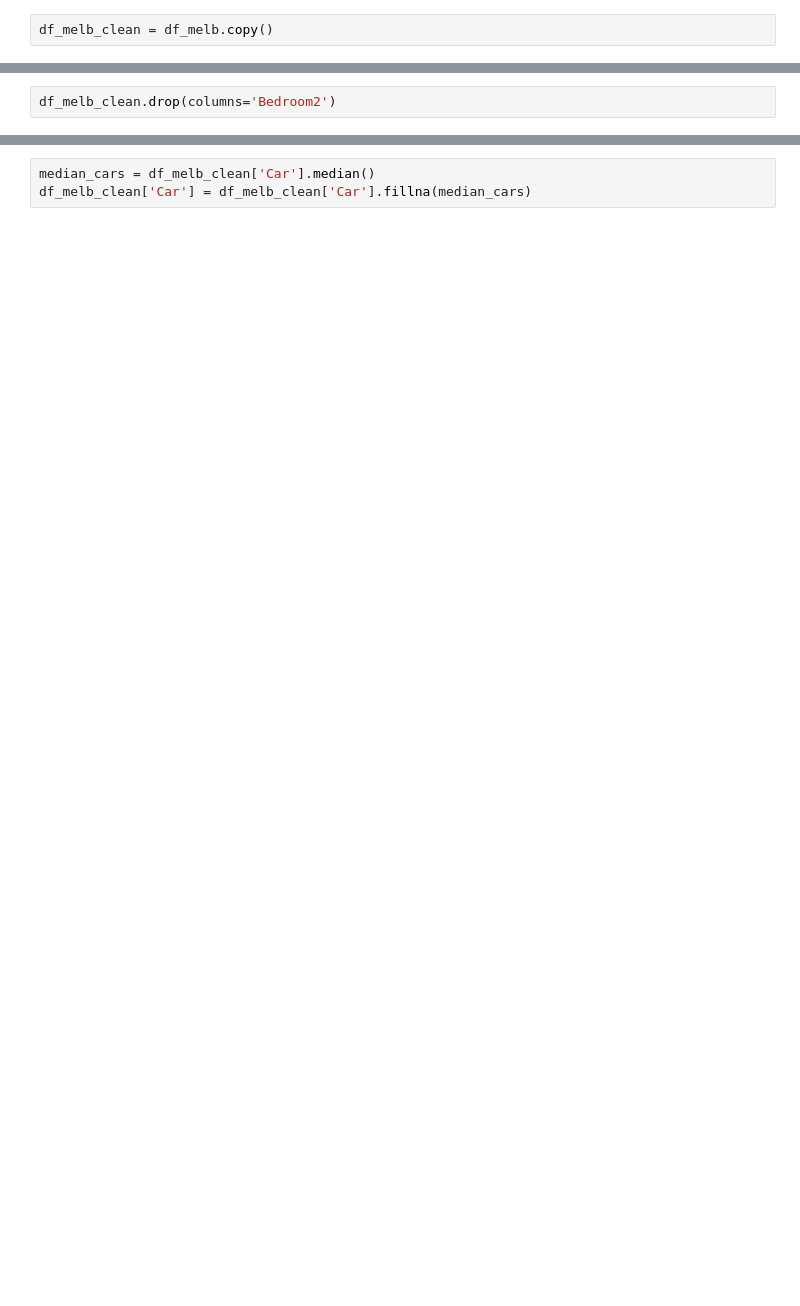
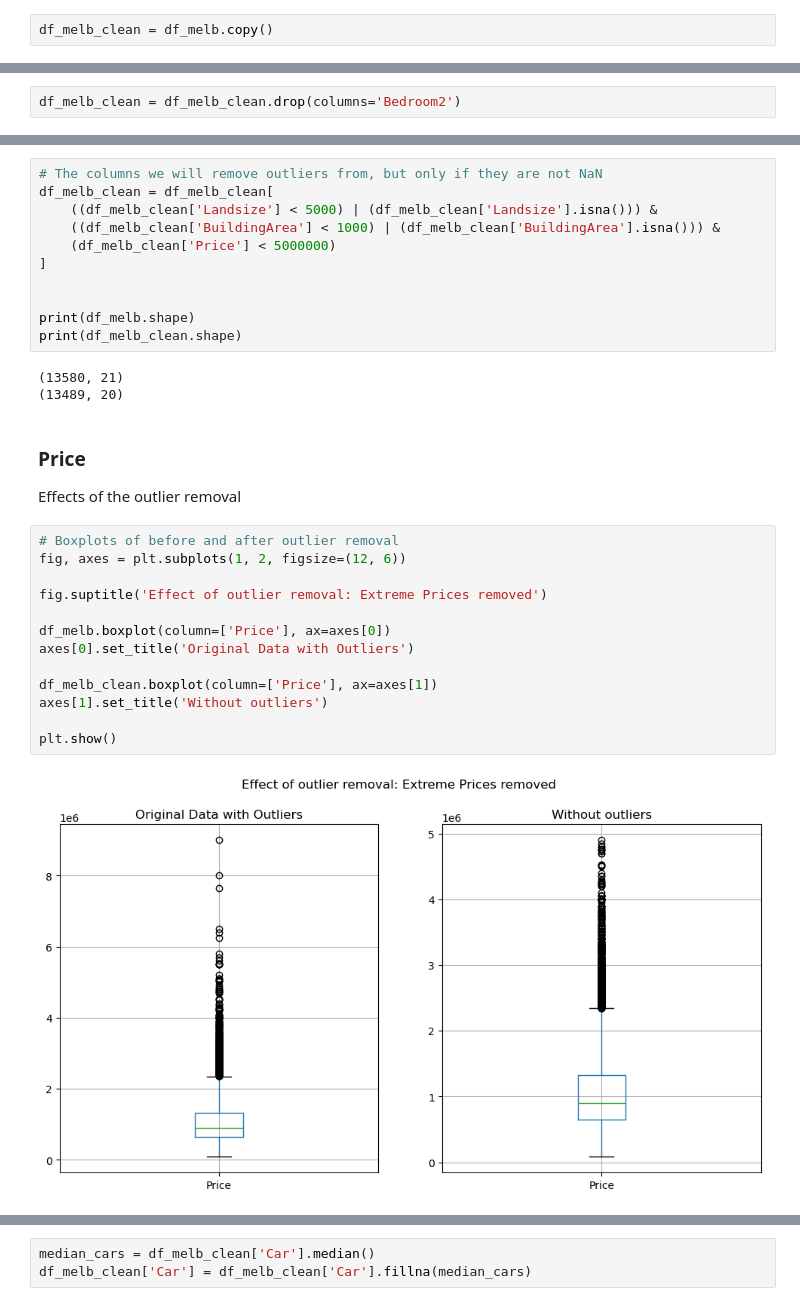
Before and after one commit to DavidK97/MelbourneHousingAnalysis, a Jupyter notebook: MelbournHousingAnalysis.ipynb, the cells around one changed output, grey strips where cells are left out. Drawn from its saved outputs; the diff is of its cells as text; blank space fills up the shorter version.

```diff
--- a/MelbournHousingAnalysis.ipynb
+++ b/MelbournHousingAnalysis.ipynb
@@ -200,2 +202,2 @@ df_melb_clean = df_melb.copy()
 # %%
-df_melb_clean.drop(columns='Bedroom2')
+df_melb_clean = df_melb_clean.drop(columns='Bedroom2')
@@ -217,0 +207,32 @@ df_melb_clean.drop(columns='Bedroom2')
+# %%
+# The columns we will remove outliers from, but only if they are not NaN
+df_melb_clean = df_melb_clean[
+    ((df_melb_clean['Landsize'] < 5000) | (df_melb_clean['Landsize'].isna())) &
+    ((df_melb_clean['BuildingArea'] < 1000) | (df_melb_clean['BuildingArea'].isna())) &
+    (df_melb_clean['Price'] < 5000000)
+]
+
+
+print(df_melb.shape)
+print(df_melb_clean.shape)
+# %% [output]
+(13580, 21)
+(13489, 20)
+# %% [markdown]
+### Price
+Effects of the outlier removal
+# %%
+# Boxplots of before and after outlier removal
+fig, axes = plt.subplots(1, 2, figsize=(12, 6))
+
+fig.suptitle('Effect of outlier removal: Extreme Prices removed')
+
+df_melb.boxplot(column=['Price'], ax=axes[0])
+axes[0].set_title('Original Data with Outliers')
+
+df_melb_clean.boxplot(column=['Price'], ax=axes[1])
+axes[1].set_title('Without outliers')
+
+plt.show()
+# %% [output]
+[figure, added]
```
Also changed, not shown: parts of 60 cells of this notebook.
